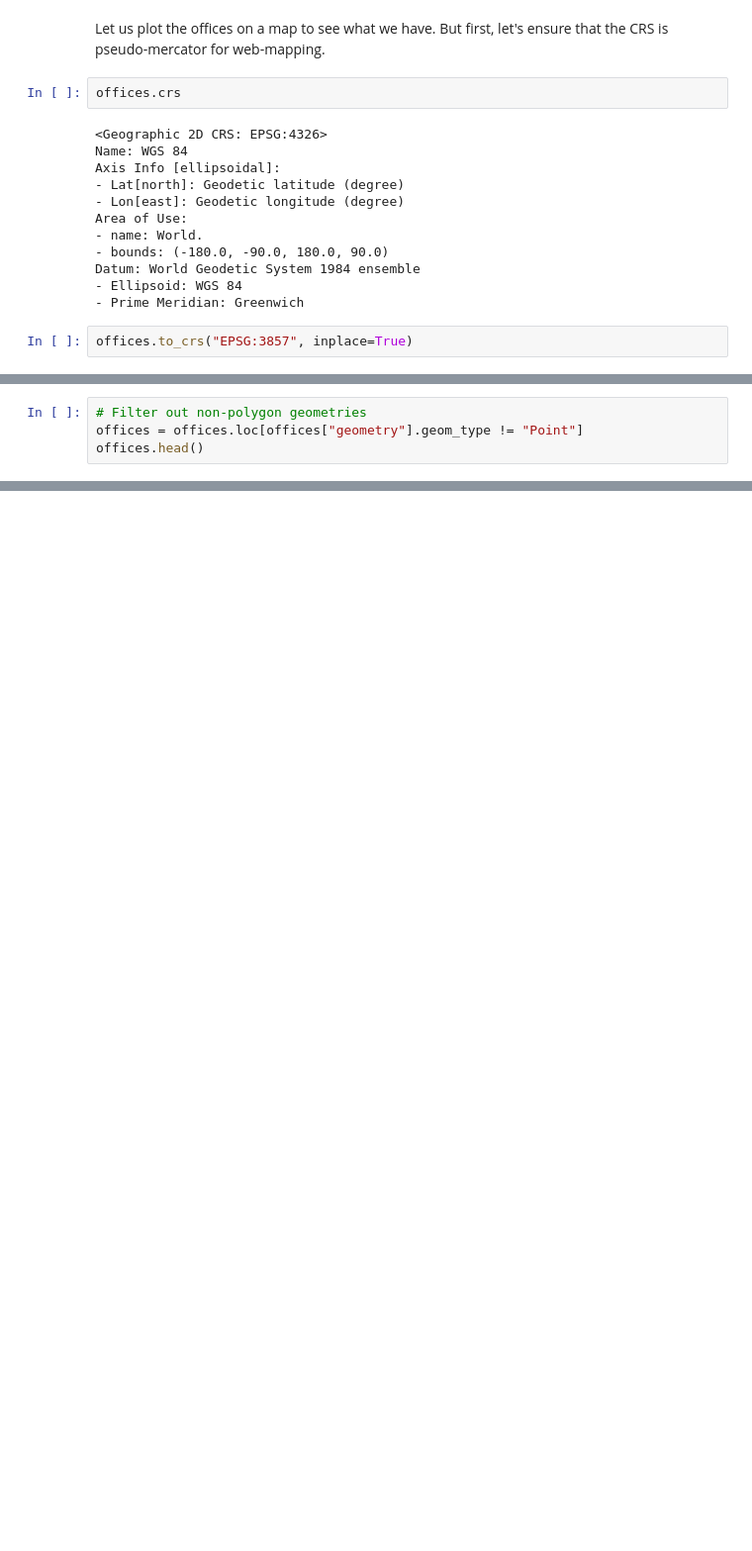
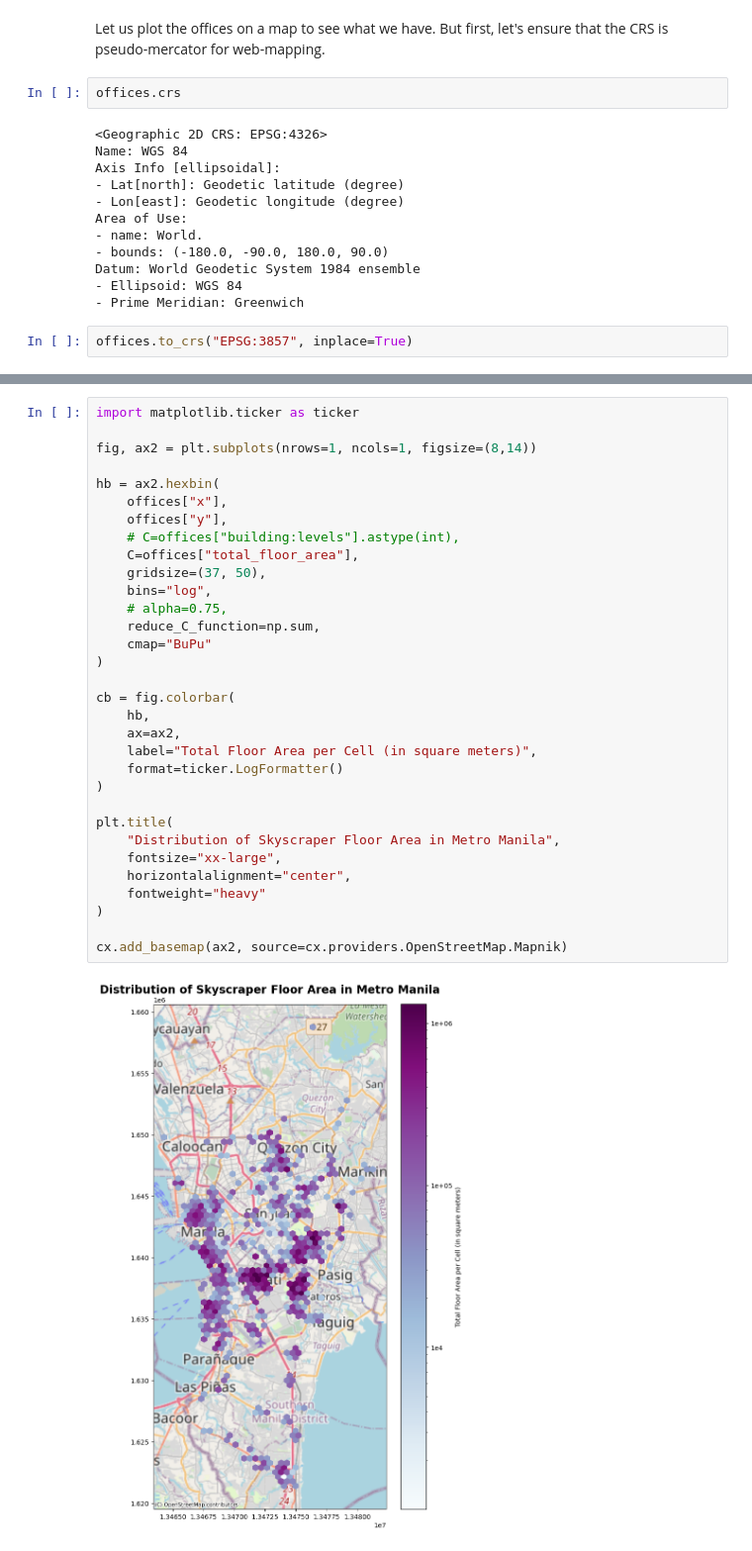
Before and after one commit to Automating-GIS-processes-II-2023/final-assignment-jeromemaiquez, a Jupyter notebook: final_exercise.ipynb, the cells around one changed output, grey strips where cells are left out. Shown at 99% size. Drawn from its saved outputs; the diff is of its cells as text; blank space fills up the shorter version.

```diff
--- a/final_exercise.ipynb
+++ b/final_exercise.ipynb
@@ -163,4 +178,0 @@ cx.add_basemap(ax, source=cx.providers.OpenStreetMap.Mapnik)
-# %%
-# Filter out non-polygon geometries
-offices = offices.loc[offices["geometry"].geom_type != "Point"]
-offices.head()
@@ -279,0 +224,34 @@ See the caveats in the documentation: https://pandas.pydata.org/pandas-docs/stab
+# %%
+import matplotlib.ticker as ticker
+
+fig, ax2 = plt.subplots(nrows=1, ncols=1, figsize=(8,14))
+
+hb = ax2.hexbin(
+    offices["x"],
+    offices["y"],
+    # C=offices["building:levels"].astype(int),
+    C=offices["total_floor_area"],
+    gridsize=(37, 50),
+    bins="log",
+    # alpha=0.75,
+    reduce_C_function=np.sum,
+    cmap="BuPu"
+)
+
+cb = fig.colorbar(
+    hb,
+    ax=ax2,
+    label="Total Floor Area per Cell (in square meters)",
+    format=ticker.LogFormatter()
+)
+
+plt.title(
+    "Distribution of Skyscraper Floor Area in Metro Manila",
+    fontsize="xx-large",
+    horizontalalignment="center",
+    fontweight="heavy"
+)
+
+cx.add_basemap(ax2, source=cx.providers.OpenStreetMap.Mapnik)
+# %% [output]
+[figure, added]
```
Also changed, not shown: parts of 15 cells of this notebook, 1 other file.
